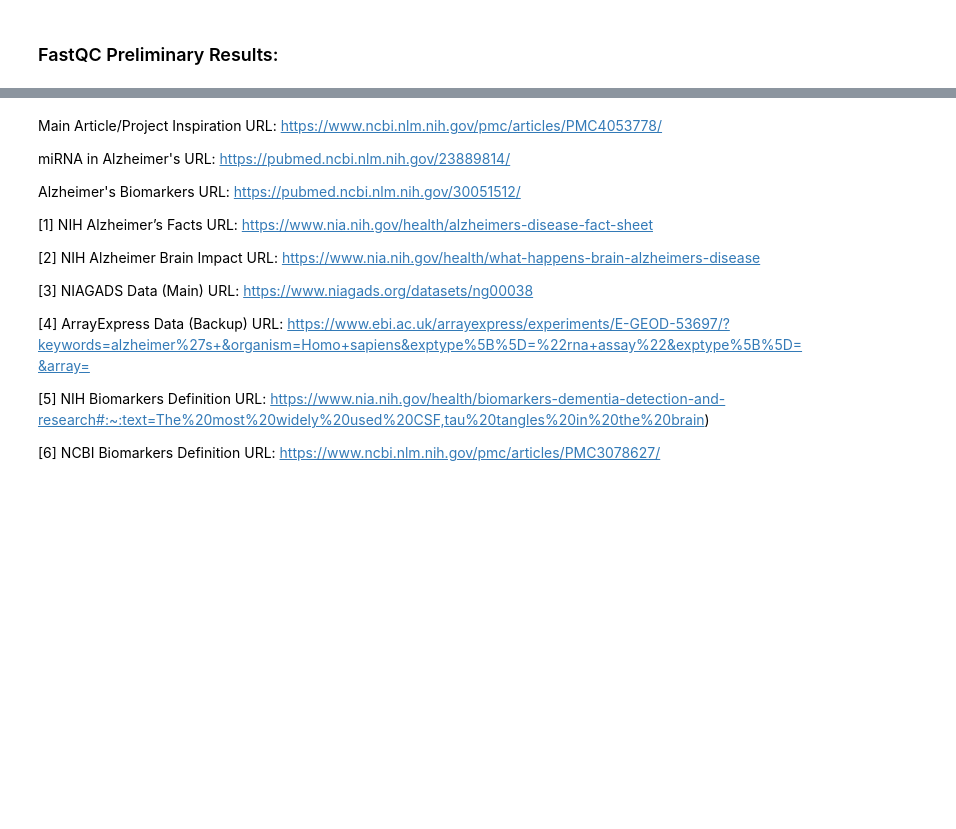
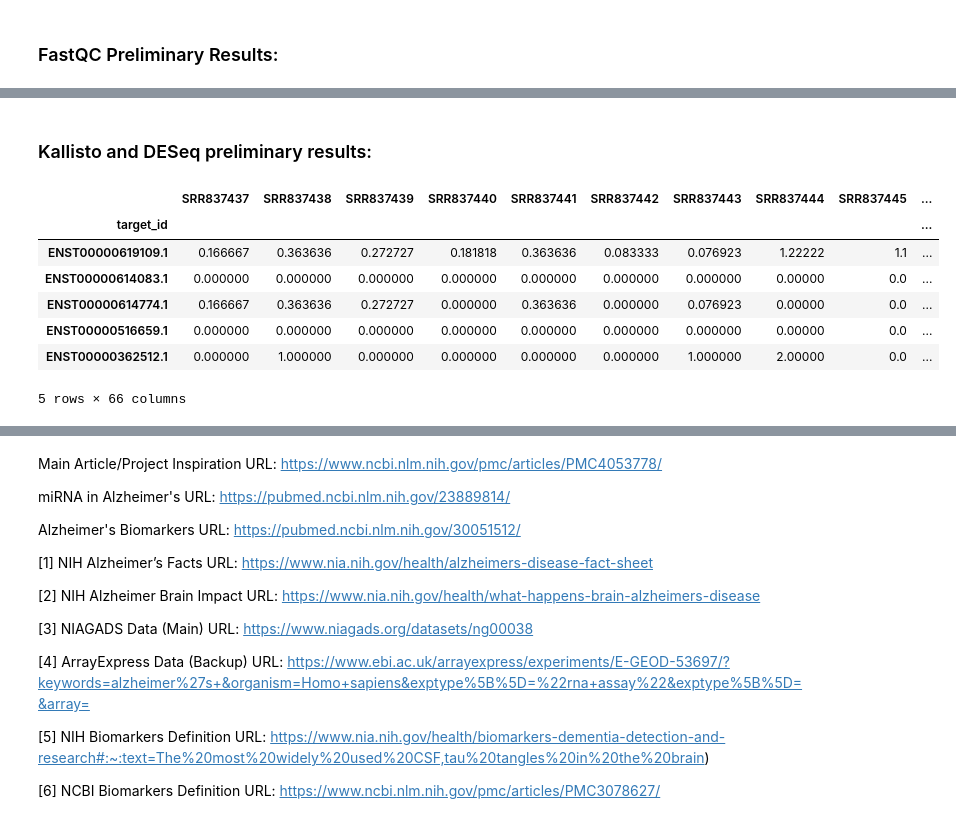
Before and after one commit to justjk139/alzheimers_gene_analysis, a Jupyter notebook: notebooks/Alzheimers-Biomarker-Analysis.ipynb, the cells around one changed output, grey strips where cells are left out. Drawn from its saved outputs; the diff is of its cells as text; code cells hidden in the pictures; blank space fills up the shorter version.

```diff
--- a/notebooks/Alzheimers-Biomarker-Analysis.ipynb
+++ b/notebooks/Alzheimers-Biomarker-Analysis.ipynb
@@ -148,3 +121,17 @@ Text(0, 0.5, 'Count')
 
 ![147542257_458198995217918_614456838404144421_n.png](attachment:147542257_458198995217918_614456838404144421_n.png)
 <center> Percentage of Adapter reads. This is expected since we didn't run Cutadapt to remove the adapter sequences</center>
+# %% [markdown]
+### Kallisto and DESeq preliminary results:
+# %%
+filtered_counts = pd.read_csv("../../filtered_counts.csv",index_col =0)
+filtered_counts.head()
+# %% [output]
+|  | SRR837437 | SRR837438 | SRR837439 | SRR837440 | SRR837441 | SRR837442 | SRR837443 | SRR837444 | SRR837445 | ... |
+| target_id |  |  |  |  |  |  |  |  |  | ... |
+| ENST00000619109.1 | 0.166667 | 0.363636 | 0.272727 | 0.181818 | 0.363636 | 0.083333 | 0.076923 | 1.22222 | 1.1 | ... |
+| ENST00000614083.1 | 0.000000 | 0.000000 | 0.000000 | 0.000000 | 0.000000 | 0.000000 | 0.000000 | 0.00000 | 0.0 | ... |
+| ENST00000614774.1 | 0.166667 | 0.363636 | 0.272727 | 0.000000 | 0.363636 | 0.000000 | 0.076923 | 0.00000 | 0.0 | ... |
+| ENST00000516659.1 | 0.000000 | 0.000000 | 0.000000 | 0.000000 | 0.000000 | 0.000000 | 0.000000 | 0.00000 | 0.0 | ... |
+| ENST00000362512.1 | 0.000000 | 1.000000 | 0.000000 | 0.000000 | 0.000000 | 0.000000 | 1.000000 | 2.00000 | 0.0 | ... |
+5 rows × 66 columns
```
Also changed, not shown: parts of 21 cells of this notebook, 14 other files.
